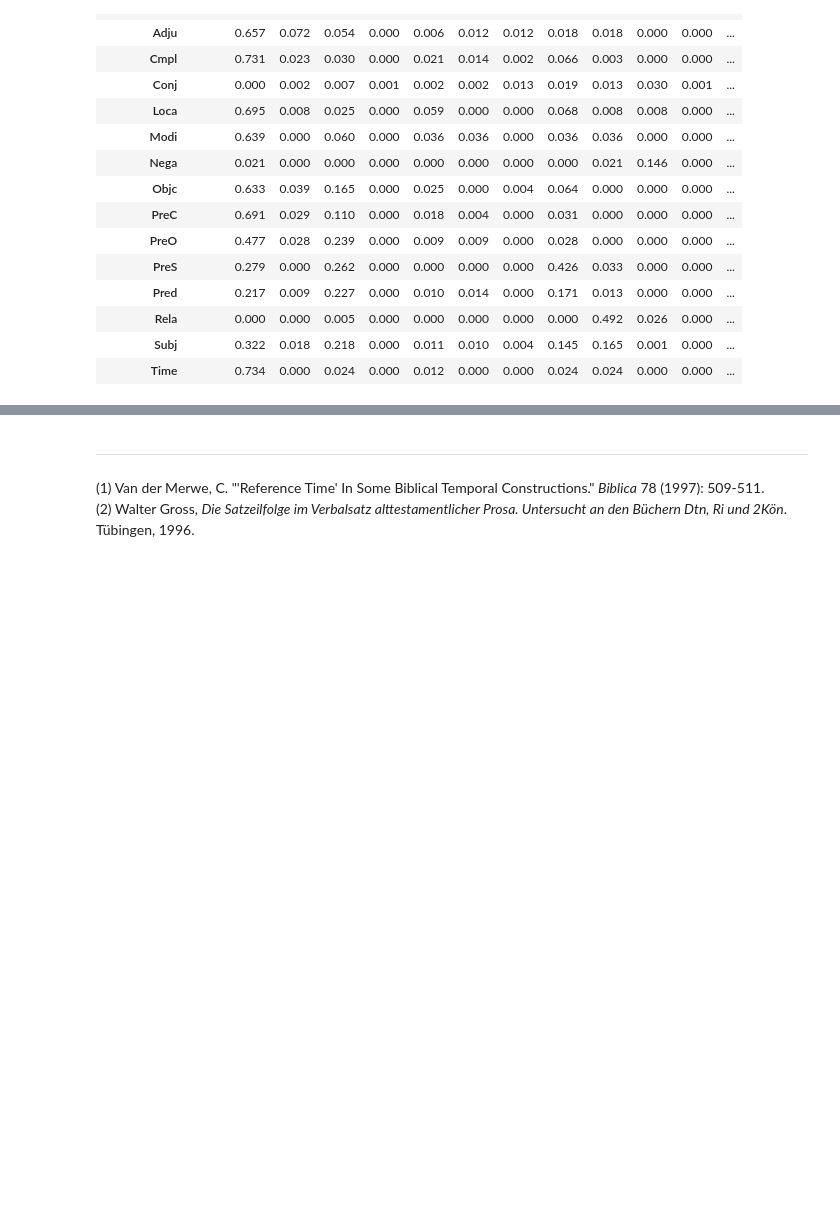
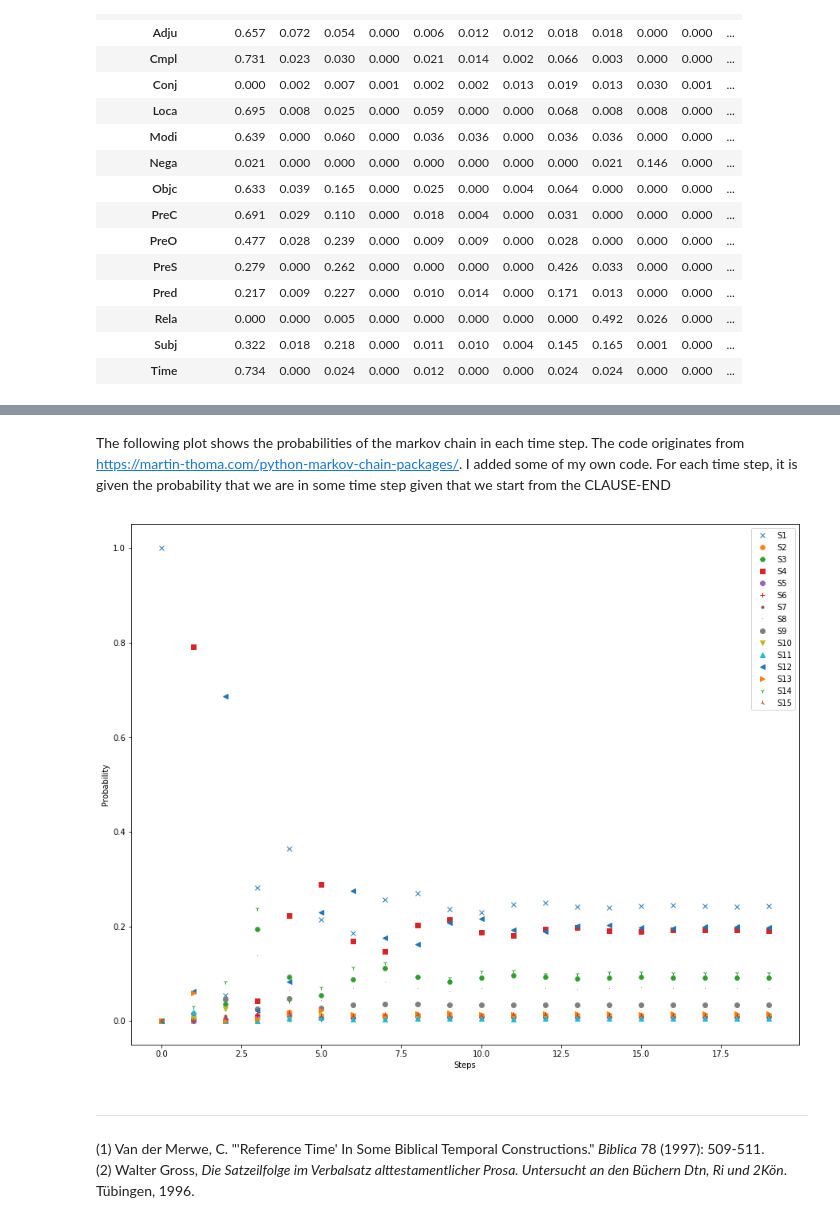
Before and after one commit to ETCBC/Probabilistic_Language_Change, a Jupyter notebook: Data analysis notebook.ipynb, the cells around one changed output, grey strips where cells are left out. Cells and saved outputs as stored; diff of their text form; code cells hidden in the pictures; blank space fills up the shorter version.

Commit message:
Markov Chain added

```diff
--- a/Data analysis notebook.ipynb
+++ b/Data analysis notebook.ipynb
@@ -13,12 +13,13 @@ import operator
 First, we create a list where all functions are stored.
 # %%
 # use os.path since we're using MacOS and Widows and paths are written differently
-genesis_file = os.path.join('data/phrase_functions', 'phrase_functions_Genesis.txt')
+genesis_file = os.path.join('data\phrase_functions', 'phrase_functions_Genesis.txt') #CODY
+genesis_file = 'phrase_functions_Genesis.txt' #ETIENNE
 
 bookFunctions = []
 with open(genesis_file) as inputfile:
     for line in inputfile:
         bookFunctions.append(line.strip().split(' '))
 
-bookFunctions[0] # sample data
+bookFunctions[:3] # sample data
 # %% [output]
@@ -258,0 +264,13 @@ These are the strong tendencies that we see here. But what about the smaller rat
+# %%
+dfProb = dfTransitionRelative.drop("Sum",1)
+P = np.matrix(dfProb.as_matrix())
+
+n = 100000
+Pn = P**(n)
+
+dfPn = pd.DataFrame(Pn, columns = dfProb.columns.values.tolist())
+
+dfPn["Index"] = dfProb.index.values
+dfPn = dfPn.set_index("Index")
+dfPn["Sum"] = dfPn.sum(1)
+dfPn
@@ -259,3 +295,29 @@ These are the strong tendencies that we see here. But what about the smaller rat
+# %% [markdown]
+The following plot shows the probabilities of the markov chain in each time step. The code originates from https://martin-thoma.com/python-markov-chain-packages/. I added some of my own code. For each time step, it is given the probability that we are in some time step given that we start from the CLAUSE-END
+# %%
+v = np.matrix([[1, 0, 0, 0, 0, 0, 0, 0, 0, 0, 0, 0, 0, 0, 0]])
+
+# Get the data
+plot_data = []
+for step in range(20):
+    result = v * P**step
+    plot_data.append(np.array(result).flatten())
+
+# Convert the data format
+plot_data = np.array(plot_data)
+
+# Create the plot
+plt.figure(1, figsize=(15, 12))
+plt.xlabel('Steps')
+plt.ylabel('Probability')
+lines = []
+for i, shape in zip(range(15), ['x', 'h', 'H', 's', '8', 'r+', ".", ",", "o", "v", "^", "<", ">", "1","2"]):
+    line, = plt.plot(plot_data[:, i], shape, label="S%i" % (i+1))
+    lines.append(line)
+plt.legend(handles=lines, loc=1)
+plt.show()
+# %% [output]
+[figure, added]
 # %% [markdown]
 <hr>
 
```
Also changed, not shown: parts of 5 cells of this notebook.
